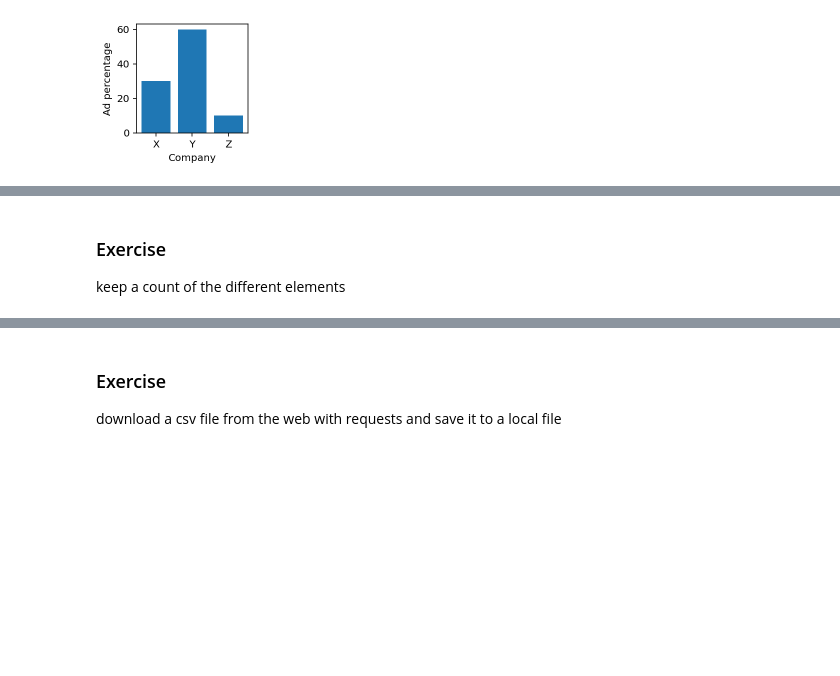
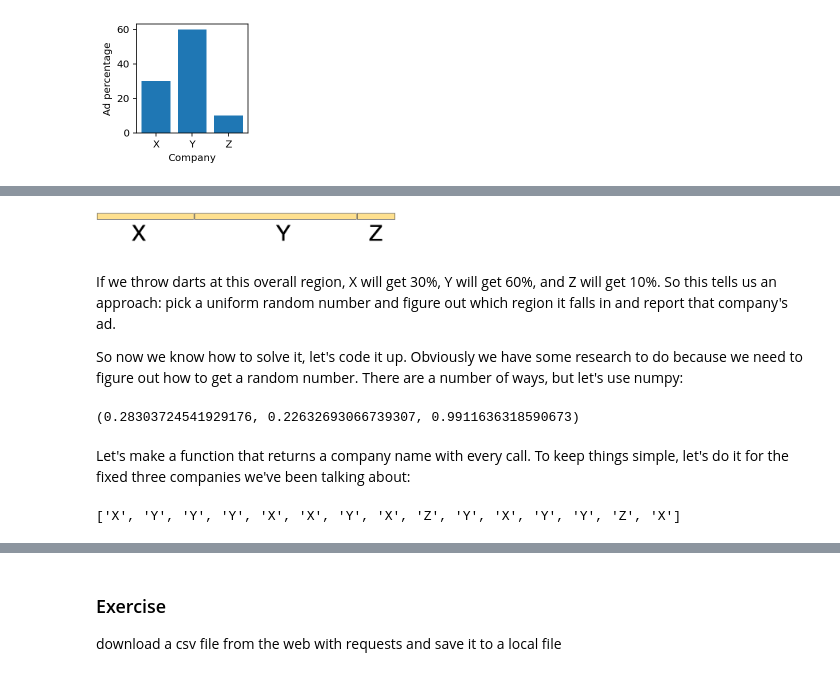
Before and after one commit to parrt/msds501, a Jupyter notebook: notes/problem-solving.ipynb, the cells around one changed output, grey strips where cells are left out. Saved outputs shown, nothing was run; the diff lists cells and outputs as text; code cells hidden in the pictures; blank space fills up the shorter version.

```diff
--- a/notes/problem-solving.ipynb
+++ b/notes/problem-solving.ipynb
@@ -81,4 +83,17 @@ We need to roll some random computer dice with three sides that are biased in th
-# %% [markdown]
-### Exercise
-
-keep a count of the different elements
+# %%
+from IPython.display import Image
+Image(filename='images/ads-regions.png', width=300)
+# %% [output]
+[figure, added]
+# %% [markdown]
+If we throw darts at this overall region, X will get 30%, Y will get 60%, and Z will get 10%. So this tells us an approach: pick a uniform random number and figure out which region it falls in and report that company's ad.
+
+So now we know how to solve it, let's code it up. Obviously we have some research to do because we need to figure out how to get a random number. There are a number of ways, but let's use numpy:
+# %%
+import numpy as np
+
+np.random.random(), np.random.random(), np.random.random()
+# %% [output]
+(0.28303724541929176, 0.22632693066739307, 0.9911636318590673)
+# %% [markdown]
+Let's make a function that returns a company name with every call. To keep things simple, let's do it for the fixed three companies we've been talking about:
@@ -84,0 +108,5 @@ keep a count of the different elements
+# %%
+ads = [select(companies=["X","Y","Z"]) for i in range(1000)]
+ads[:15]
+# %% [output]
+['X', 'Y', 'Y', 'Y', 'X', 'X', 'Y', 'X', 'Z', 'Y', 'X', 'Y', 'Y', 'Z', 'X']
```
Also changed, not shown: parts of 17 cells of this notebook, 3 other files.
